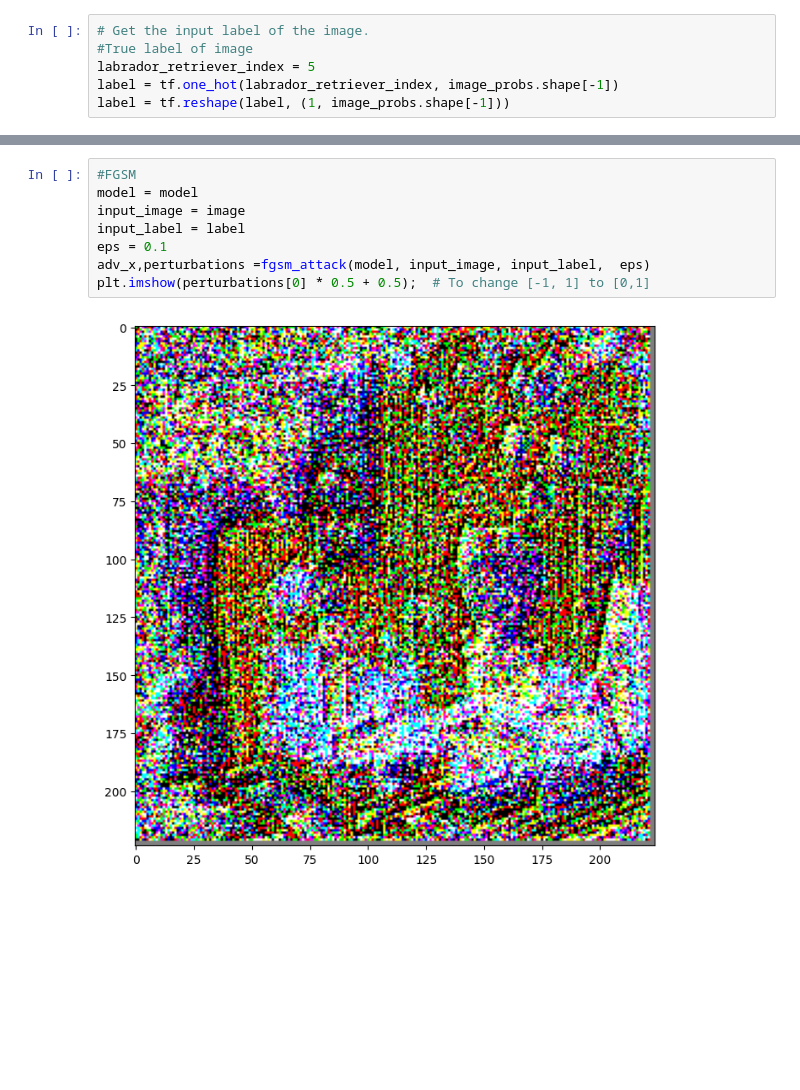
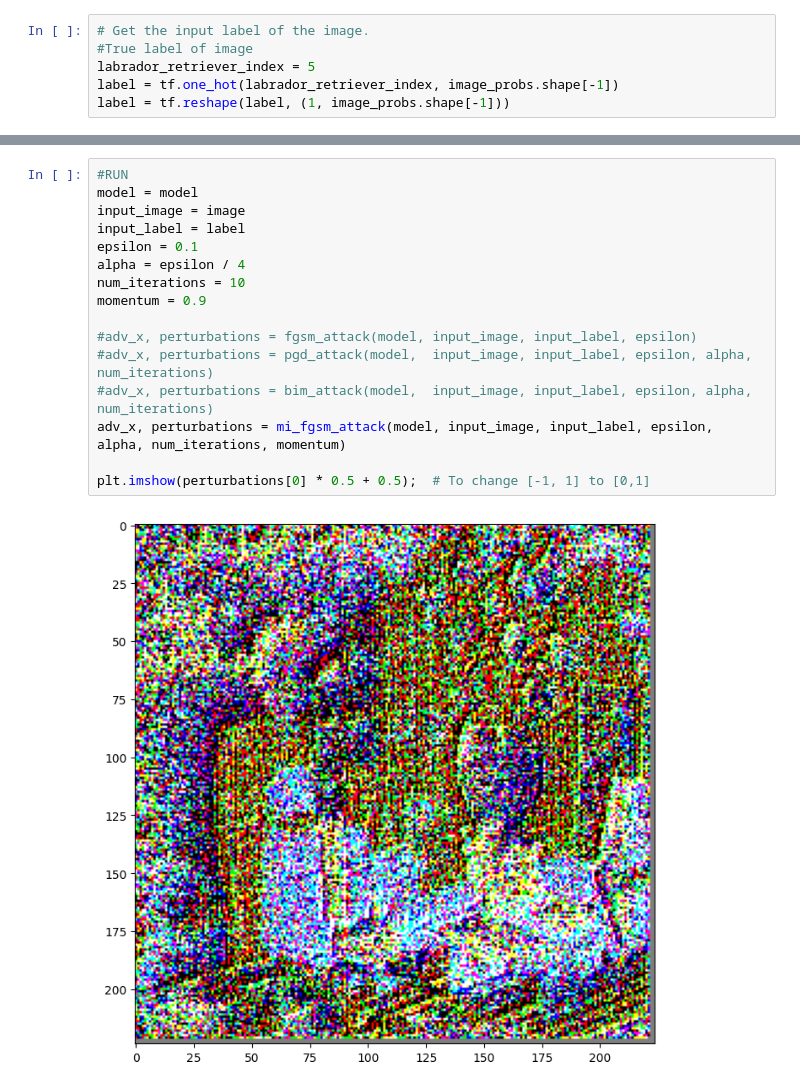
Before and after one commit to ErfanShakouri/AI_Image_Augmentation, a Jupyter notebook: Attacks/PersonalADV.ipynb, the cells around one changed output, grey strips where cells are left out. Drawn from its saved outputs; the diff is of its cells as text; blank space fills up the shorter version.

```diff
--- a/Attacks/PersonalADV.ipynb
+++ b/Attacks/PersonalADV.ipynb
@@ -442,10 +482,18 @@ def bim_attack(model, input_image, input_label, epsilon, alpha, num_iterations):
 # %%
-#FGSM
+#RUN
 model = model
 input_image = image
 input_label = label
-eps = 0.1
-adv_x,perturbations =fgsm_attack(model, input_image, input_label,  eps)
+epsilon = 0.1
+alpha = epsilon / 4
+num_iterations = 10
+momentum = 0.9
+
+#adv_x, perturbations = fgsm_attack(model, input_image, input_label, epsilon)
+#adv_x, perturbations = pgd_attack(model,  input_image, input_label, epsilon, alpha, num_iterations)
+#adv_x, perturbations = bim_attack(model,  input_image, input_label, epsilon, alpha, num_iterations)
+adv_x, perturbations = mi_fgsm_attack(model, input_image, input_label, epsilon, alpha, num_iterations, momentum)
+
 plt.imshow(perturbations[0] * 0.5 + 0.5);  # To change [-1, 1] to [0,1]
 # %% [output]
-[figure, old version]
+[figure, new version]
```
Also changed, not shown: parts of 4 cells of this notebook.
